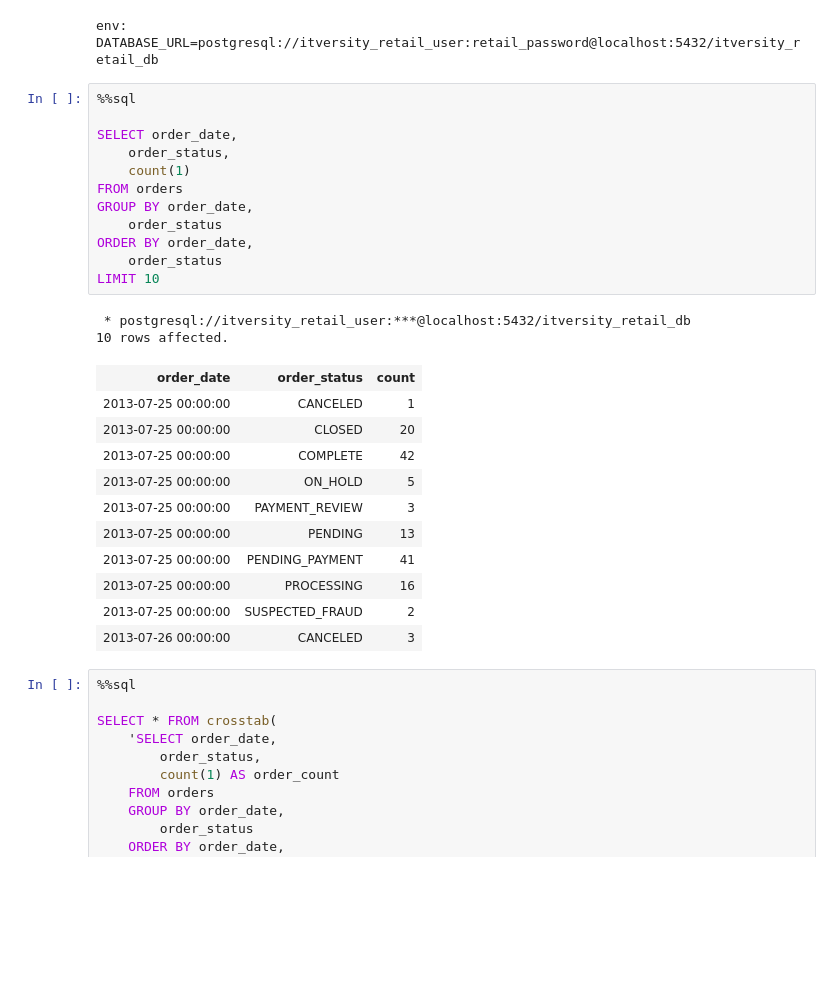
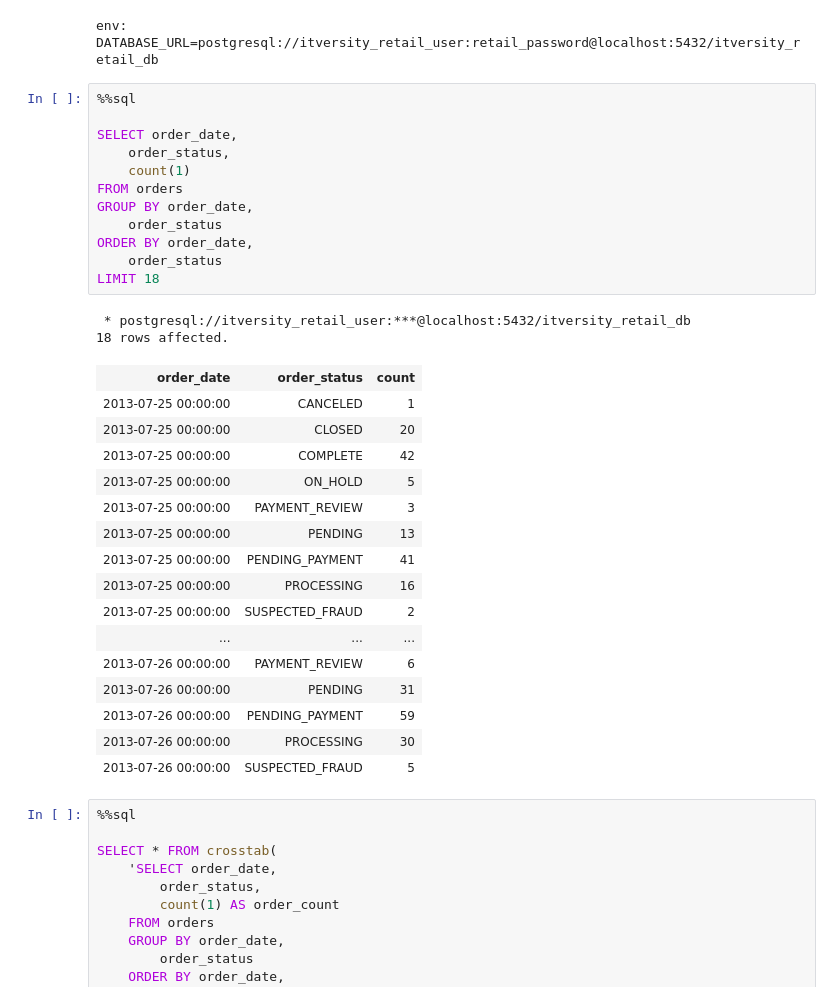
Before and after one commit to itversity/mastering-postgresql, a Jupyter notebook: 07_writing_advanced_sql_queries.ipynb, the cells around one changed output. Drawn from its saved outputs; the diff is of its cells as text; blank space fills up the shorter version.

```diff
--- a/07_writing_advanced_sql_queries.ipynb
+++ b/07_writing_advanced_sql_queries.ipynb
@@ -580,29 +649,34 @@ env: DATABASE_URL=postgresql://itversity_retail_user:retail_password@localhost:5
 # %%
 %%sql
 
 SELECT order_date,
     order_status,
     count(1)
 FROM orders
 GROUP BY order_date,
     order_status
 ORDER BY order_date,
     order_status
-LIMIT 10
+LIMIT 18
 # %% [output]
  * postgresql://itversity_retail_user:***@localhost:5432/itversity_retail_db
-10 rows affected.
+18 rows affected.
 | order_date | order_status | count |
 | 2013-07-25 00:00:00 | CANCELED | 1 |
 | 2013-07-25 00:00:00 | CLOSED | 20 |
 | 2013-07-25 00:00:00 | COMPLETE | 42 |
 | 2013-07-25 00:00:00 | ON_HOLD | 5 |
 | 2013-07-25 00:00:00 | PAYMENT_REVIEW | 3 |
 | 2013-07-25 00:00:00 | PENDING | 13 |
 | 2013-07-25 00:00:00 | PENDING_PAYMENT | 41 |
 | 2013-07-25 00:00:00 | PROCESSING | 16 |
 | 2013-07-25 00:00:00 | SUSPECTED_FRAUD | 2 |
-| 2013-07-26 00:00:00 | CANCELED | 3 |
+| ... | ... | ... |
+| 2013-07-26 00:00:00 | PAYMENT_REVIEW | 6 |
+| 2013-07-26 00:00:00 | PENDING | 31 |
+| 2013-07-26 00:00:00 | PENDING_PAYMENT | 59 |
+| 2013-07-26 00:00:00 | PROCESSING | 30 |
+| 2013-07-26 00:00:00 | SUSPECTED_FRAUD | 5 |
 # %%
 %%sql
 
```
Also changed, not shown: parts of 9 cells of this notebook.
